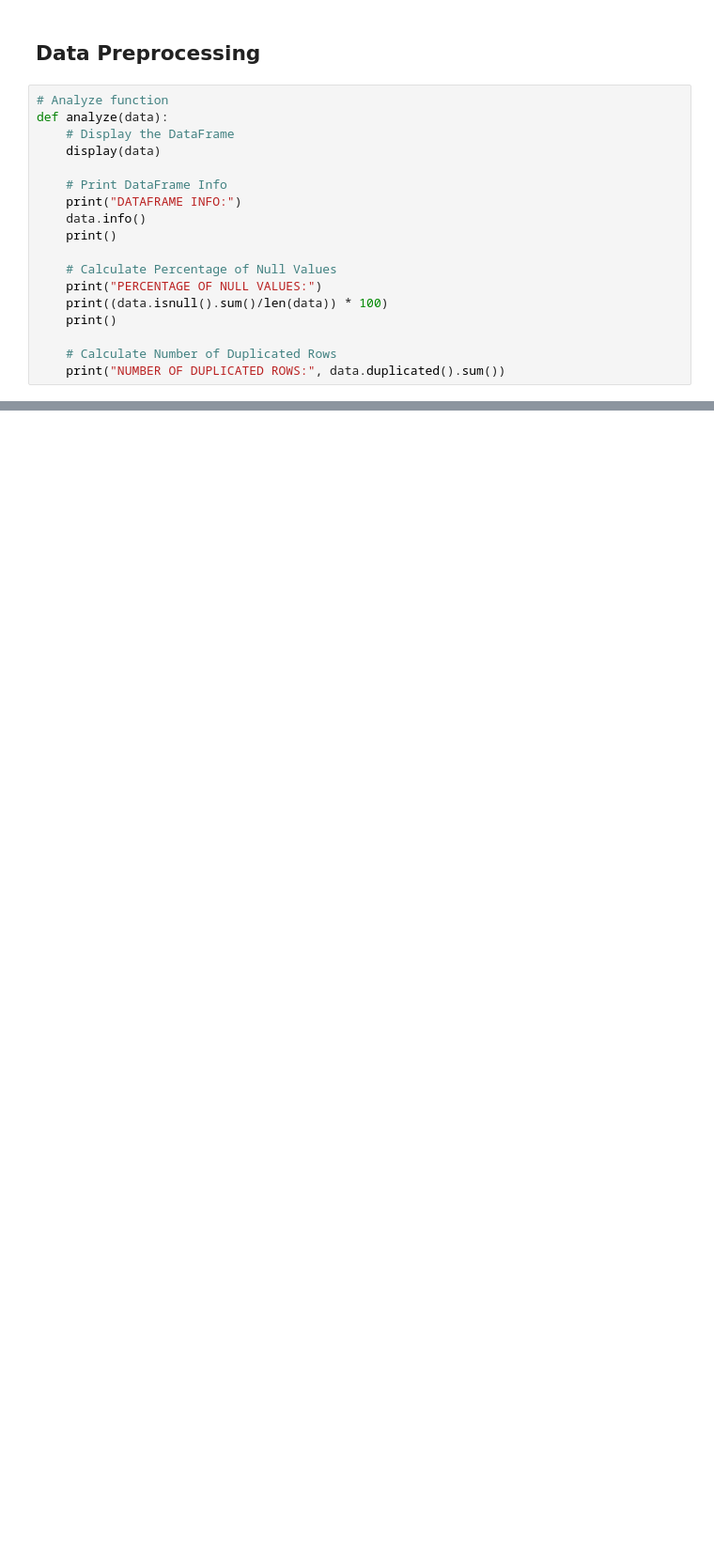
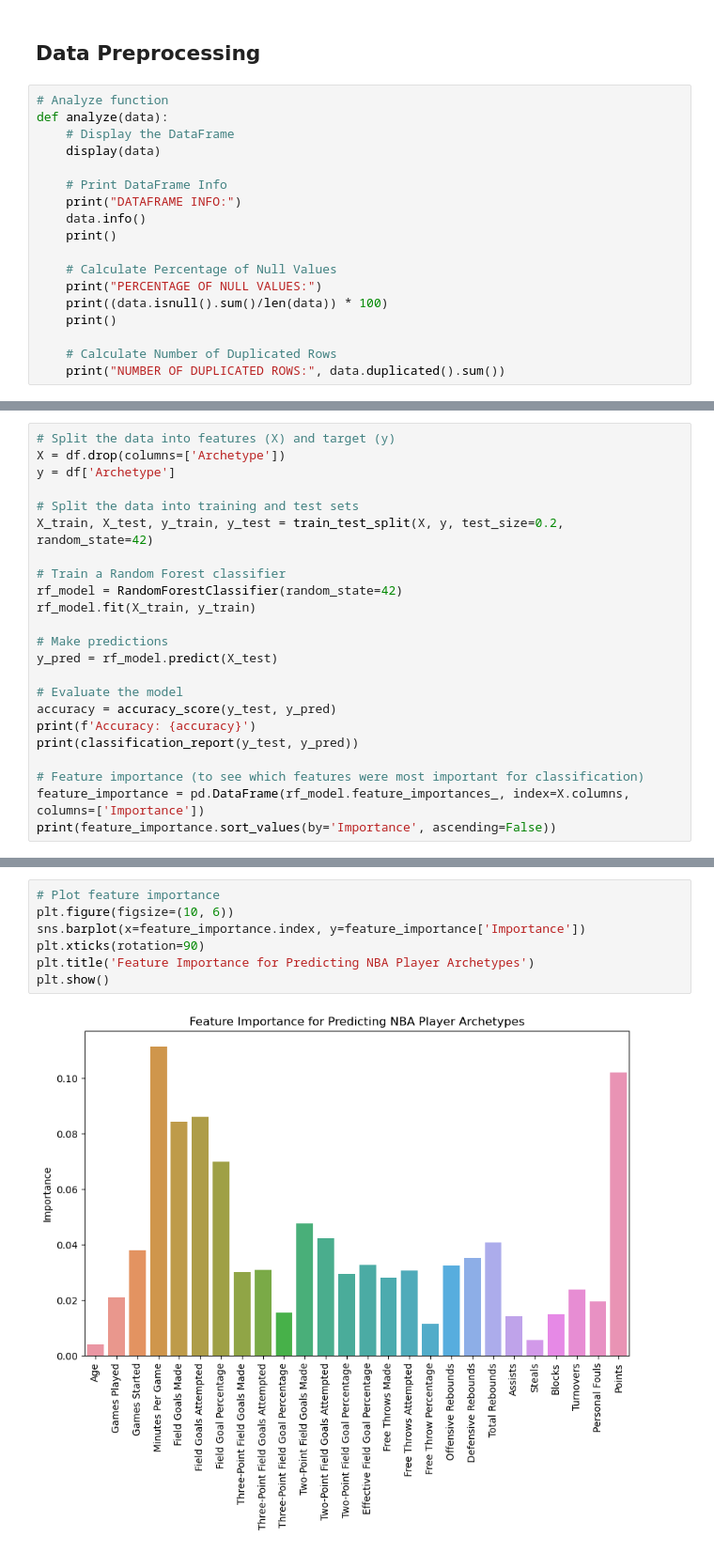
Before and after one commit to nazstephen/NBA-Archetypes, a Jupyter notebook: NBA Archetypes.ipynb, the cells around one changed output, grey strips where cells are left out. Shown at 94% size. Cells and saved outputs as stored; diff of their text form; blank space fills up the shorter version.

```diff
--- a/NBA Archetypes.ipynb
+++ b/NBA Archetypes.ipynb
@@ -90,0 +266,23 @@ NUMBER OF DUPLICATED ROWS: 0
+# %%
+# Split the data into features (X) and target (y)
+X = df.drop(columns=['Archetype'])
+y = df['Archetype']
+
+# Split the data into training and test sets
+X_train, X_test, y_train, y_test = train_test_split(X, y, test_size=0.2, random_state=42)
+
+# Train a Random Forest classifier
+rf_model = RandomForestClassifier(random_state=42)
+rf_model.fit(X_train, y_train)
+
+# Make predictions
+y_pred = rf_model.predict(X_test)
+
+# Evaluate the model
+accuracy = accuracy_score(y_test, y_pred)
+print(f'Accuracy: {accuracy}')
+print(classification_report(y_test, y_pred))
+
+# Feature importance (to see which features were most important for classification)
+feature_importance = pd.DataFrame(rf_model.feature_importances_, index=X.columns, columns=['Importance'])
+print(feature_importance.sort_values(by='Importance', ascending=False))
@@ -90,0 +307,9 @@ NUMBER OF DUPLICATED ROWS: 0
+# %%
+# Plot feature importance
+plt.figure(figsize=(10, 6))
+sns.barplot(x=feature_importance.index, y=feature_importance['Importance'])
+plt.xticks(rotation=90)
+plt.title('Feature Importance for Predicting NBA Player Archetypes')
+plt.show()
+# %% [output]
+[figure, added]
```
Also changed, not shown: parts of 16 cells of this notebook.
